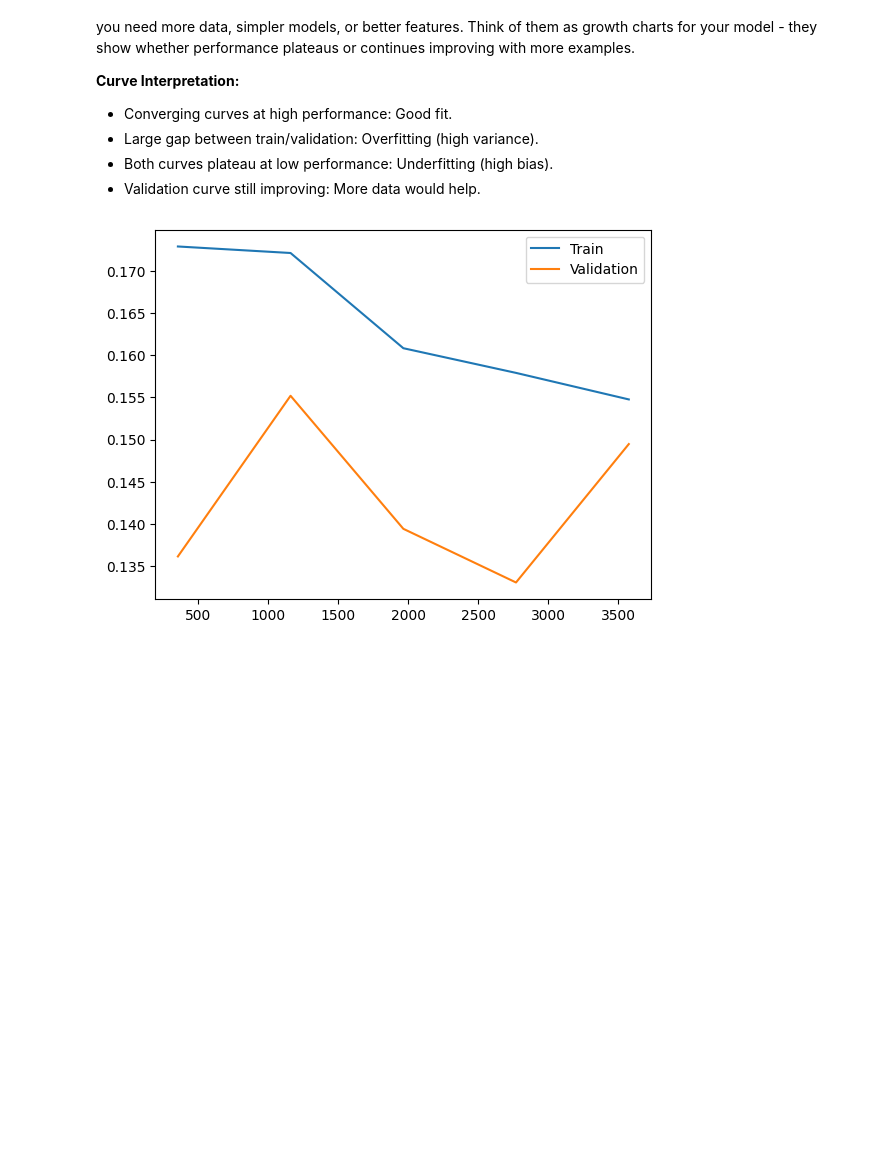
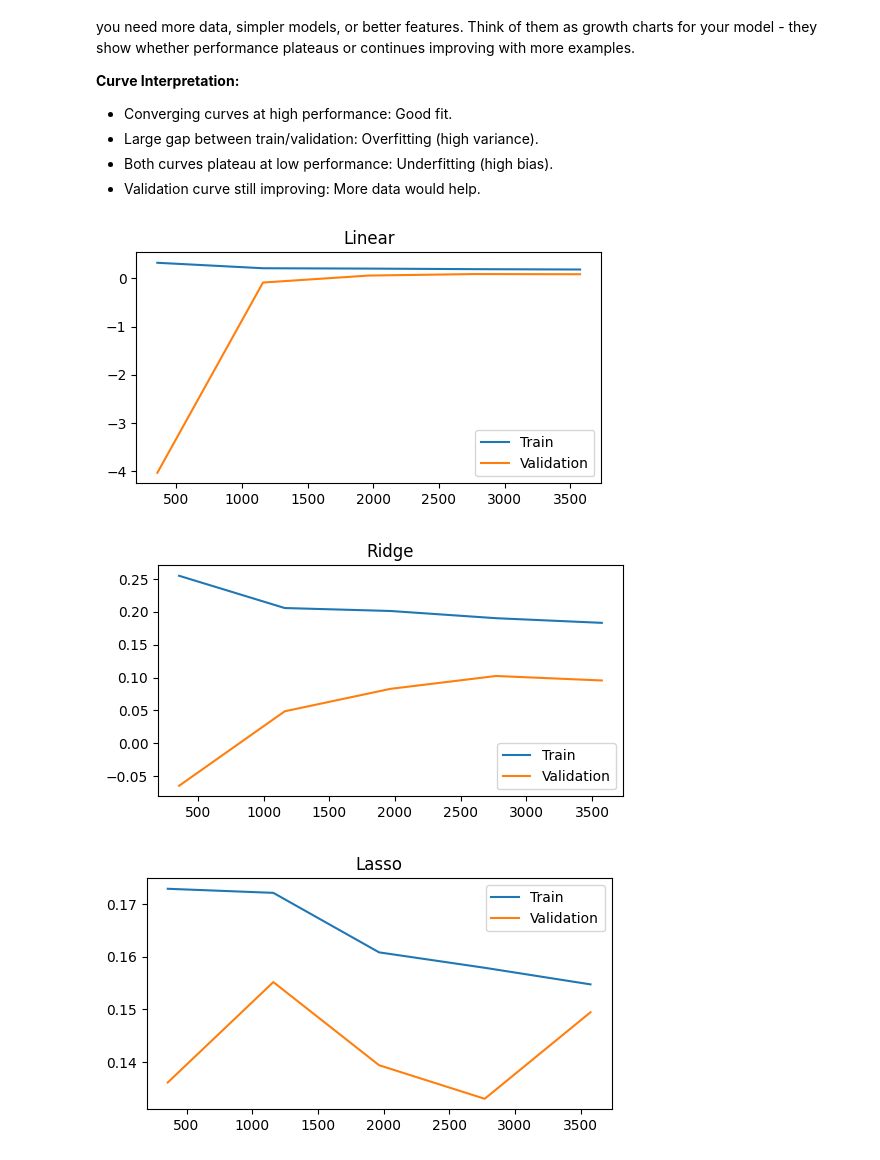
Before and after one commit to lukasbals/tomorrow-university, a Jupyter notebook: 10_regression/sustainability-predictor/notebooks/06_linear_model.ipynb, the cells around one changed output. Saved outputs shown, nothing was run; the diff lists cells and outputs as text; code cells hidden in the pictures; blank space fills up the shorter version.

Commit message:
add code formatted, analyse linear model

```diff
--- a/10_regression/sustainability-predictor/notebooks/06_linear_model.ipynb
+++ b/10_regression/sustainability-predictor/notebooks/06_linear_model.ipynb
@@ -82,11 +84,11 @@ Ridge regression applies a smooth, proportional shrinkage to all coefficients. I
 - **Smooth shrinkage**: Coefficients approach zero gradually.
 - **Stable results**: Less sensitive to small data changes.
 # %%
-ridge = RidgeCV(alphas=[0.1, 1, 10])  # Auto-selects best alpha
+ridge = RidgeCV(alphas=[0.1, 1, 10, 100])  # Auto-selects best alpha
 ridge.fit(X_train, y_train)
 print(f"Best alpha: {ridge.alpha_}")
 
-grid = GridSearchCV(Ridge(), {'alpha': [0.1, 1, 10]}, cv=5)
+grid = GridSearchCV(Ridge(), {"alpha": [0.1, 1, 10, 100]}, cv=5)
 grid.fit(X_train, y_train)
 print(f"Best alpha: {grid.best_params_}")
 # %% [output]
@@ -95,7 +97,15 @@ Best alpha: {'alpha': 10}
 # %%
-models = {'Linear': LinearRegression(), 'Ridge': RidgeCV(), 'Lasso': LassoCV()}
+models = {
+    "Linear": LinearRegression(),
+    "Ridge": RidgeCV(alphas=[10]),
+    "Lasso": LassoCV(max_iter=10000),
+}
 for name, model in models.items():
-    score = cross_val_score(model, X_train, y_train['Average Temperature °C'], cv=5).mean()
+    model.fit(X_train, y_train["Average Temperature °C"])
+
+    score = cross_val_score(
+        model, X_train, y_train["Average Temperature °C"], cv=5
+    ).mean()
     print(f"{name}: {score:.3f}")
 # %% [output]
 Linear: 0.086
@@ -118,13 +128,11 @@ Different metrics tell different stories about your model's performance. R² mea
 - RMSE: When large errors are particularly costly.
 - MAE: When all errors are equally important.
 # %%
-lasso_model = LassoCV(max_iter=10000)
-lasso_model.fit(X_train, y_train['Average Temperature °C'])
-y_pred = lasso_model.predict(X_test)
+for name, model in models.items():
+    y_pred = model.predict(X_test)
 
-print(f"Score: {lasso_model.score(X_test, y_test):.3f}")
-
-print(f"R²: {r2_score(y_test, y_pred):.3f}")
-print(f"RMSE: {mean_squared_error(y_test, y_pred)**0.5:.3f}")
-print(f"MAE: {mean_absolute_error(y_test, y_pred):.3f}")
+    print(f"{name}: R²: {r2_score(y_test, y_pred):.3f}")
+    print(f"{name}: RMSE: {mean_squared_error(y_test, y_pred)**0.5:.3f}")
+    print(f"{name}: MAE: {mean_absolute_error(y_test, y_pred):.3f}")
+    print("\n")
 # %% [output]
@@ -144,10 +161,17 @@ Learning curves reveal your model's learning behavior as training data increases
 - Both curves plateau at low performance: Underfitting (high bias).
 - Validation curve still improving: More data would help.
 # %%
-train_sizes, train_scores, val_scores = learning_curve(lasso_model, X_train, y_train['Average Temperature °C'], cv=5)
-plt.plot(train_sizes, train_scores.mean(axis=1), label='Train')
-plt.plot(train_sizes, val_scores.mean(axis=1), label='Validation')
-plt.legend()
-plt.show()
+for name, model in models.items():
+    train_sizes, train_scores, val_scores = learning_curve(
+        model, X_train, y_train["Average Temperature °C"], cv=5
+    )
+    plt.figure(figsize=(6, 3))
+    plt.plot(train_sizes, train_scores.mean(axis=1), label="Train")
+    plt.plot(train_sizes, val_scores.mean(axis=1), label="Validation")
+    plt.legend()
+    plt.title(name)
+    plt.show()
 # %% [output]
-[figure, old version]
+[figure, new version]
+[figure, added]
+[figure, added]
```
Also changed, not shown: parts of 19 cells of this notebook, 11 other files.
